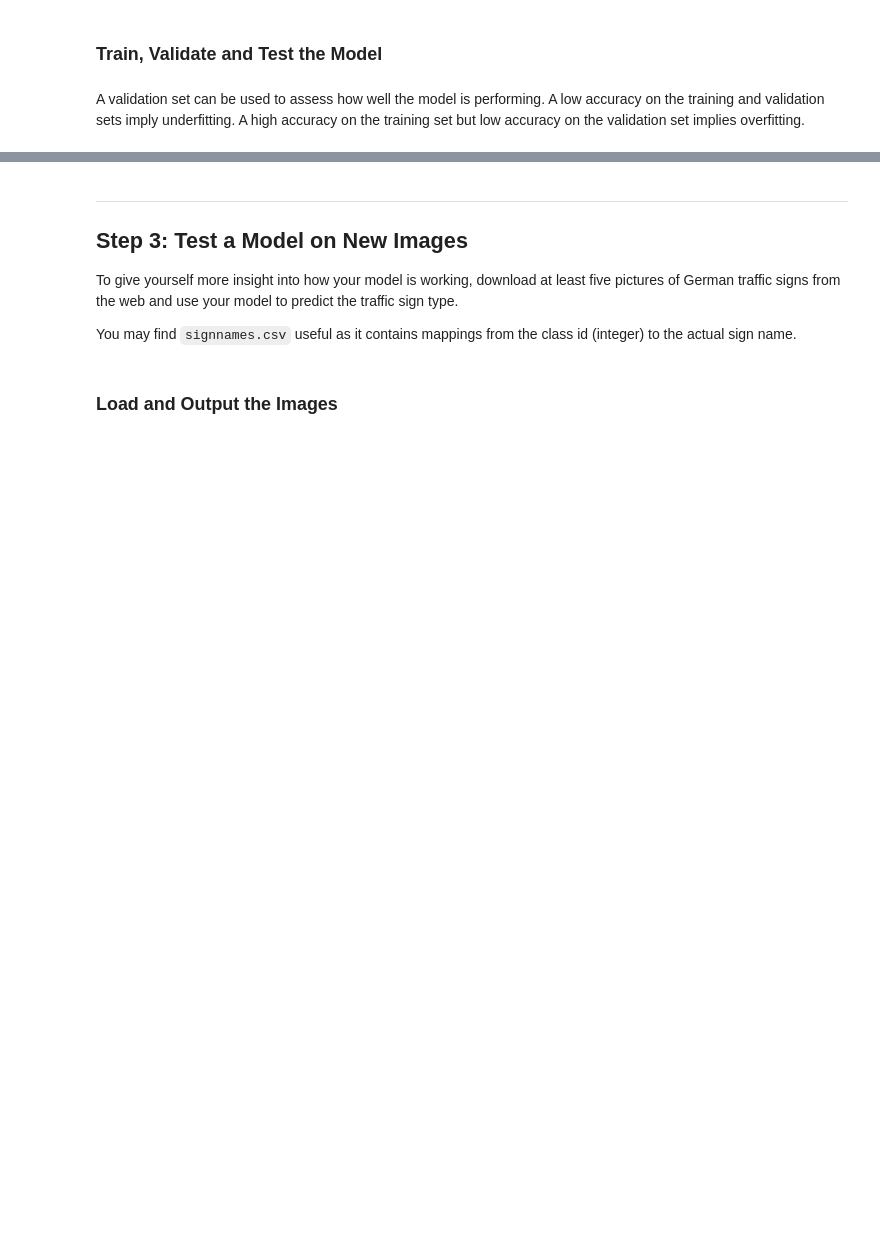
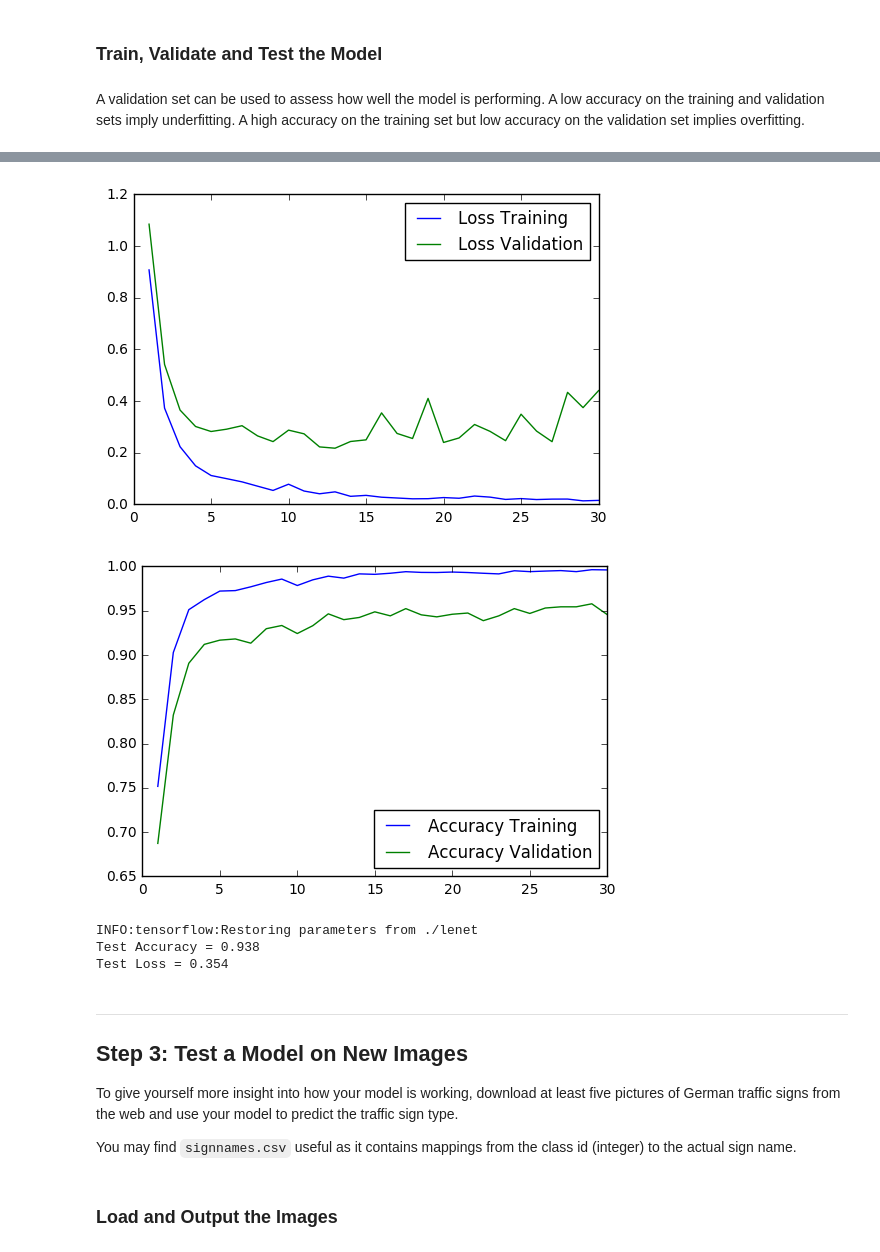
Before and after one commit to clockworkbits/CarND-Traffic-Sign-Classifier-Project, a Jupyter notebook: Traffic_Sign_Classifier.ipynb, the cells around one changed output, grey strips where cells are left out. Saved outputs shown, nothing was run; the diff lists cells and outputs as text; code cells hidden in the pictures; blank space fills up the shorter version.

```diff
--- a/Traffic_Sign_Classifier.ipynb
+++ b/Traffic_Sign_Classifier.ipynb
@@ -153,9 +153,9 @@ from sklearn.utils import shuffle
 X_train, y_train = shuffle(X_train, y_train)
 # %%
 # Normalize data
-X_train = (X_train/127.5) - 1
-X_valid = (X_valid/127.5) - 1
-X_test = (X_test/127.5) -1
+X_train = (X_train/127.5) - 1.0
+X_valid = (X_valid/127.5) - 1.0
+X_test = (X_test/127.5) -1.0
 # %% [markdown]
 ### Model Architecture
 # %%
@@ -273,14 +273,23 @@ saver = tf.train.Saver()
 def evaluate(X_data, y_data):
     num_examples = len(X_data)
     total_accuracy = 0
+    total_loss = 0
     sess = tf.get_default_session()
     for offset in range(0, num_examples, BATCH_SIZE):
         batch_x, batch_y = X_data[offset:offset+BATCH_SIZE], y_data[offset:offset+BATCH_SIZE]
         accuracy = sess.run(accuracy_operation, feed_dict={x: batch_x, y: batch_y, keep_prob: 1.0})
+        loss = sess.run(loss_operation, feed_dict={x: batch_x, y: batch_y, keep_prob: 1.0})
         total_accuracy += (accuracy * len(batch_x))
-    return total_accuracy / num_examples
+        total_loss += (loss * len(batch_x))
+    return (total_accuracy / num_examples, total_loss / num_examples)
 # %%
 import timeit
+
+loss_training_data = []
+loss_validation_data = []
+
+accuracy_training_data = []
+accuracy_validation_data = []
 
 with tf.Session() as sess:
     sess.run(tf.global_variables_initializer())
@@ -296,11 +305,20 @@ with tf.Session() as sess:
             batch_x, batch_y = X_train[offset:end], y_train[offset:end]
             sess.run(training_operation, feed_dict={x: batch_x, y: batch_y, keep_prob: 0.5})
 
-        validation_accuracy = evaluate(X_valid, y_valid)
-        training_accuracy = evaluate(X_train, y_train)
+        validation_accuracy, validation_loss = evaluate(X_valid, y_valid)
+        training_accuracy, training_loss = evaluate(X_train, y_train)
+
+        loss_training_data.append(training_loss)
+        loss_validation_data.append(validation_loss)
+
+        accuracy_training_data.append(training_accuracy)
+        accuracy_validation_data.append(validation_accuracy)
+
         print("EPOCH {} ...".format(i+1))
         print("Training Accuracy = {:.3f}".format(training_accuracy))
         print("Validation Accuracy = {:.3f}".format(validation_accuracy))
+        print("Training Loss = {:.3f}".format(training_loss))
+        print("Validation Loss = {:.3f}".format(validation_loss))
         print("Elapsed time = {:.1f} seconds".format(timeit.default_timer() - start_time))
         print()
 
@@ -311,3 +345,27 @@ Training...
+# %%
+plot_ltd = plt.plot( list(range(1, len(loss_training_data) + 1)), loss_training_data, label='Loss Training')
+plot_lvd = plt.plot( list(range(1, len(loss_validation_data) + 1)), loss_validation_data, label='Loss Validation')
+plt.legend()
+plt.show()
+
+plot_atd = plt.plot( list(range(1, len(accuracy_training_data) + 1)), accuracy_training_data, label='Accuracy Training')
+plot_avd = plt.plot( list(range(1, len(accuracy_validation_data) + 1)), accuracy_validation_data, label='Accuracy Validation')
+plt.legend(loc = 4)
+plt.show()
+# %% [output]
+[figure, added]
+[figure, added]
+# %%
+with tf.Session() as sess:
+    saver.restore(sess, tf.train.latest_checkpoint('.'))
+
+    test_accuracy, test_loss = evaluate(X_test, y_test)
+    print("Test Accuracy = {:.3f}".format(test_accuracy))
+    print("Test Loss = {:.3f}".format(test_loss))
+# %% [output]
+INFO:tensorflow:Restoring parameters from ./lenet
+Test Accuracy = 0.938
+Test Loss = 0.354
 # %% [markdown]
 ---
 
```
Also changed, not shown: parts of 2 cells of this notebook, 3 other files.
